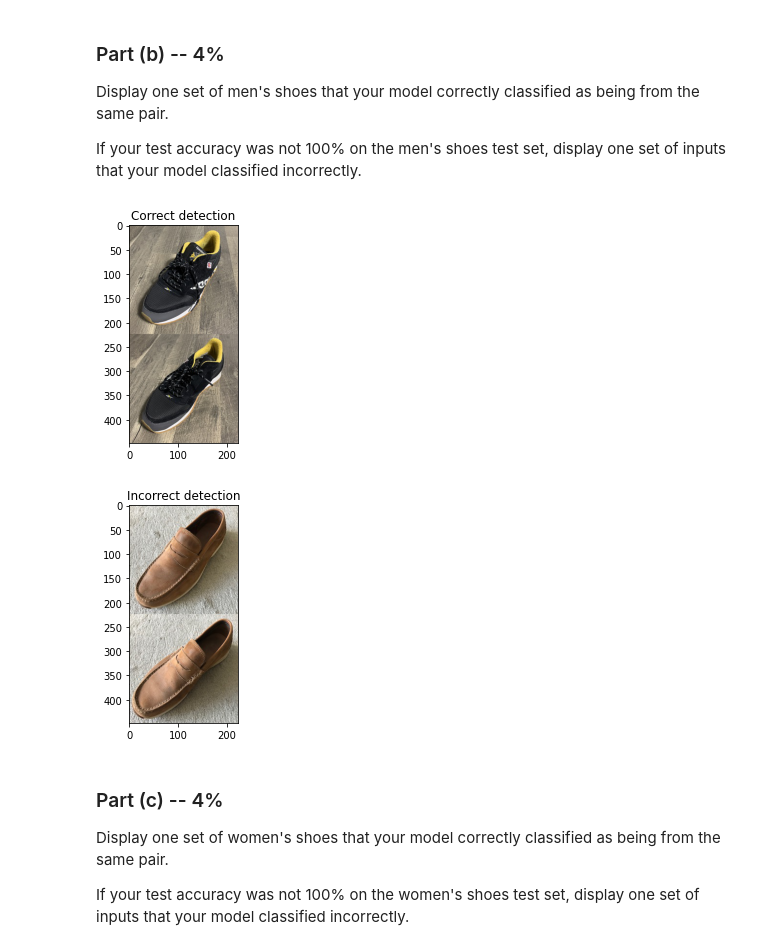
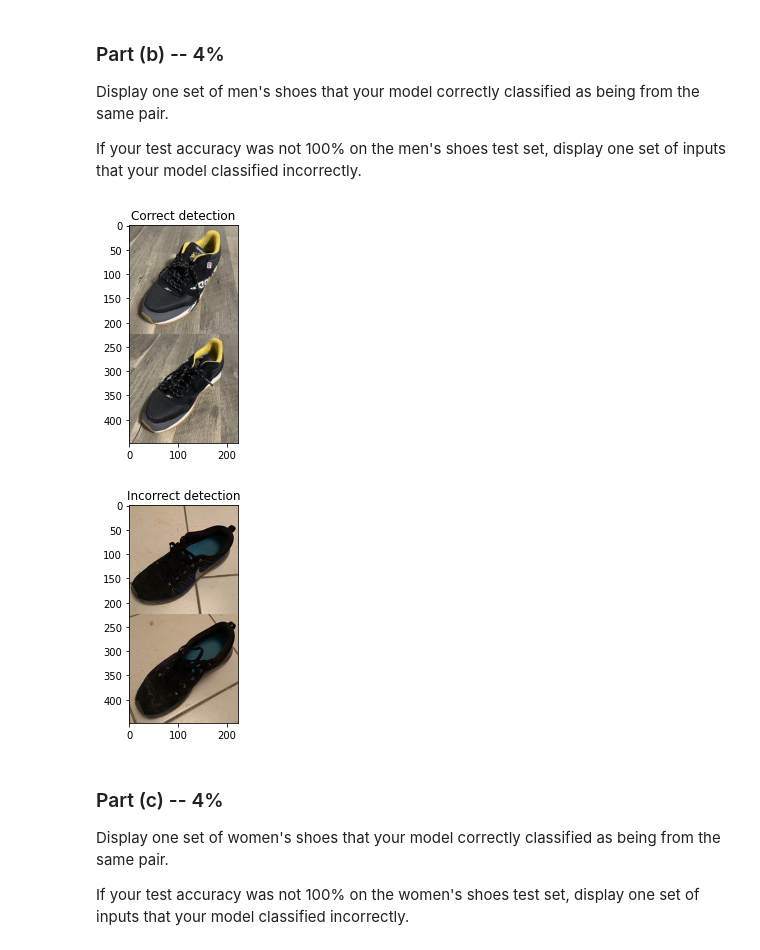
Before and after one commit to aradgast/DeepLearningCourse, a Jupyter notebook: Assignment3_arad.ipynb, the cells around one changed output. Saved outputs shown, nothing was run; the diff lists cells and outputs as text; code cells hidden in the pictures.

```diff
--- a/Assignment3_arad.ipynb
+++ b/Assignment3_arad.ipynb
@@ -379,21 +380,22 @@ class CNNChannel(nn.Module):
     def __init__(self, n=4, kernel_size = 3):
         super(CNNChannel, self).__init__()
         self.n = n
+        self.kernel_size = kernel_size
         self.maxpool = nn.MaxPool2d(2)
-        self.conv1 = nn.Conv2d(in_channels=6,
-                               out_channels=self.n,
+        self.conv1 = nn.Conv2d(in_channels= 6,
+                               out_channels= n,
                                kernel_size=kernel_size,
                                padding = (kernel_size-1)//2)
-        self.conv2 = nn.Conv2d(in_channels=self.n,
-                               out_channels=2 * self.n,
+        self.conv2 = nn.Conv2d(in_channels= n,
+                               out_channels=2 * n,
                                kernel_size=kernel_size,
                                padding = (kernel_size-1)//2)
-        self.conv3 = nn.Conv2d(in_channels=2 * self.n,
-                               out_channels=4 * self.n,
+        self.conv3 = nn.Conv2d(in_channels=2 * n,
+                               out_channels=4 * n,
                                kernel_size=kernel_size,
                                padding = (kernel_size-1)//2)
-        self.conv4 = nn.Conv2d(in_channels=4 * self.n,
-                               out_channels=8 * self.n,
+        self.conv4 = nn.Conv2d(in_channels=4 * n,
+                               out_channels=8 * n,
                                kernel_size=kernel_size,
                                padding = (kernel_size-1)//2)
 
@@ -423,7 +425,7 @@ class CNNChannel(nn.Module):
         x = self.lin1(x)
         x = self.relu(x)
         x = self.lin2(x)          # size of x is [392,2] , IT SHOULD BE [1,2]!! I THINK
-        return x#torch.log_softmax(x, dim=1)
+        return x
 # %% [markdown]
 ## Part (c) -- 4%
 
@@ -878,0 +874,6 @@ to report the test accuracy.
+# %%
+# testing in which epoch we get the best valid acc:
+bestCNNchannel1 = CNNChannel()
+bestCNNchannel1.load_state_dict(torch.load("/content/gdrive/MyDrive/Data/assigment3/best_cnn_channel/ckpt - 750.pk"))
+bestCNN1 = CNN()
+bestCNN1.load_state_dict(torch.load("/content/gdrive/MyDrive/Data/assigment3/best_cnn/ckpt - 240.pk"))
@@ -900,25 +916,25 @@ If your test accuracy was not 100% on the men's shoes test set,
 display one set of inputs that your model classified incorrectly.
 # %%
 same_pairs_images = generate_same_pair(test_m)
-zs = bestCNNchannel(torch.from_numpy(same_pairs_images.transpose((0,3,2,1))).float())
+zs = bestCNNchannel1(torch.from_numpy(same_pairs_images.transpose((0,3,2,1))).float())
 zs = torch.relu(zs).max(1, keepdim = True)[1]
 
 for i in range(len(same_pairs_images)):
     if (zs[i] == 0):
       plt.figure()
       plt.imshow(same_pairs_images[i] + 0.5)
       plt.title("Correct detection")
       break
 
 for i in range(len(same_pairs_images)):
     if (zs[i] == 1):
       plt.figure()
       plt.imshow(same_pairs_images[i] + 0.5)
       plt.title("Incorrect detection")
       break
 # %% [output]
 [figure]
-[figure, old version]
+[figure, new version]
 # %% [markdown]
 
 ### Part (c) -- 4%
```
Also changed, not shown: parts of 11 cells of this notebook.
